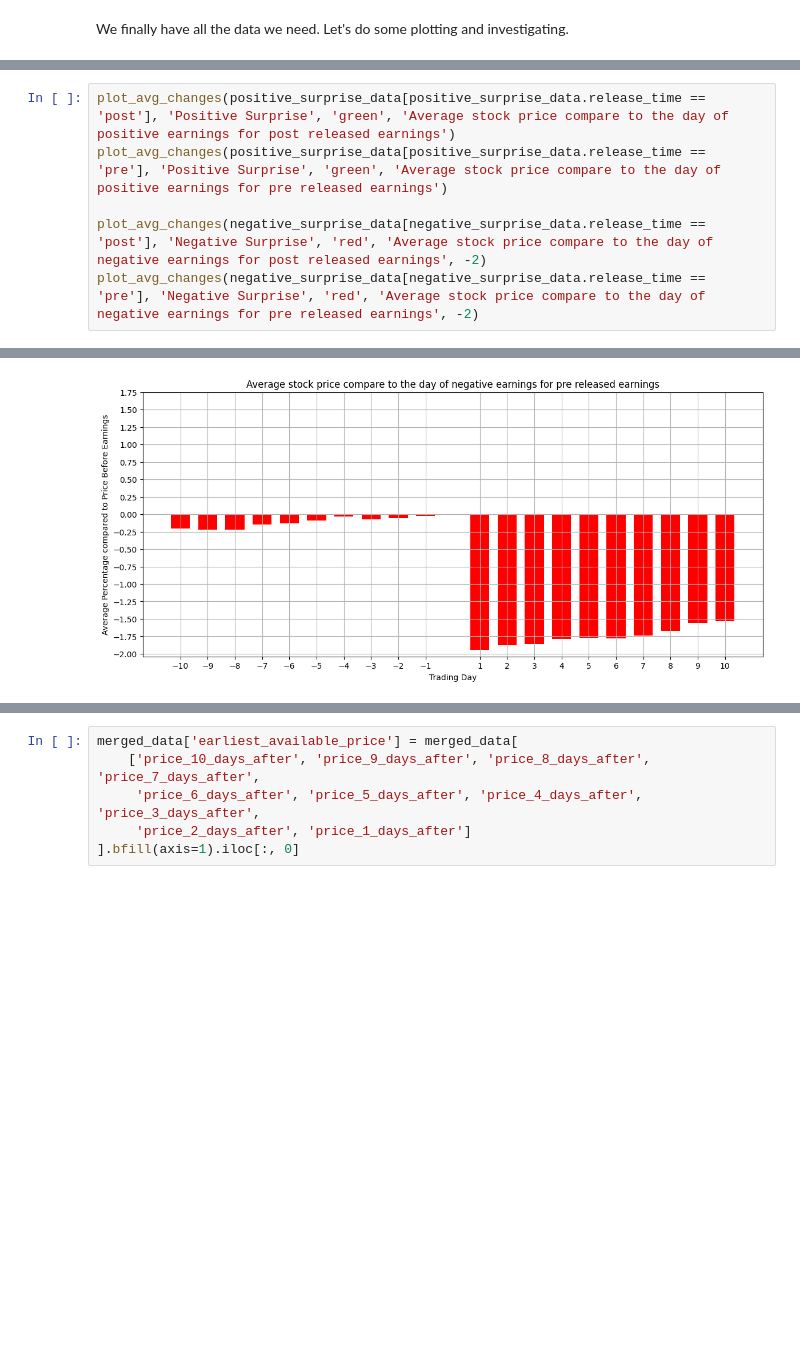
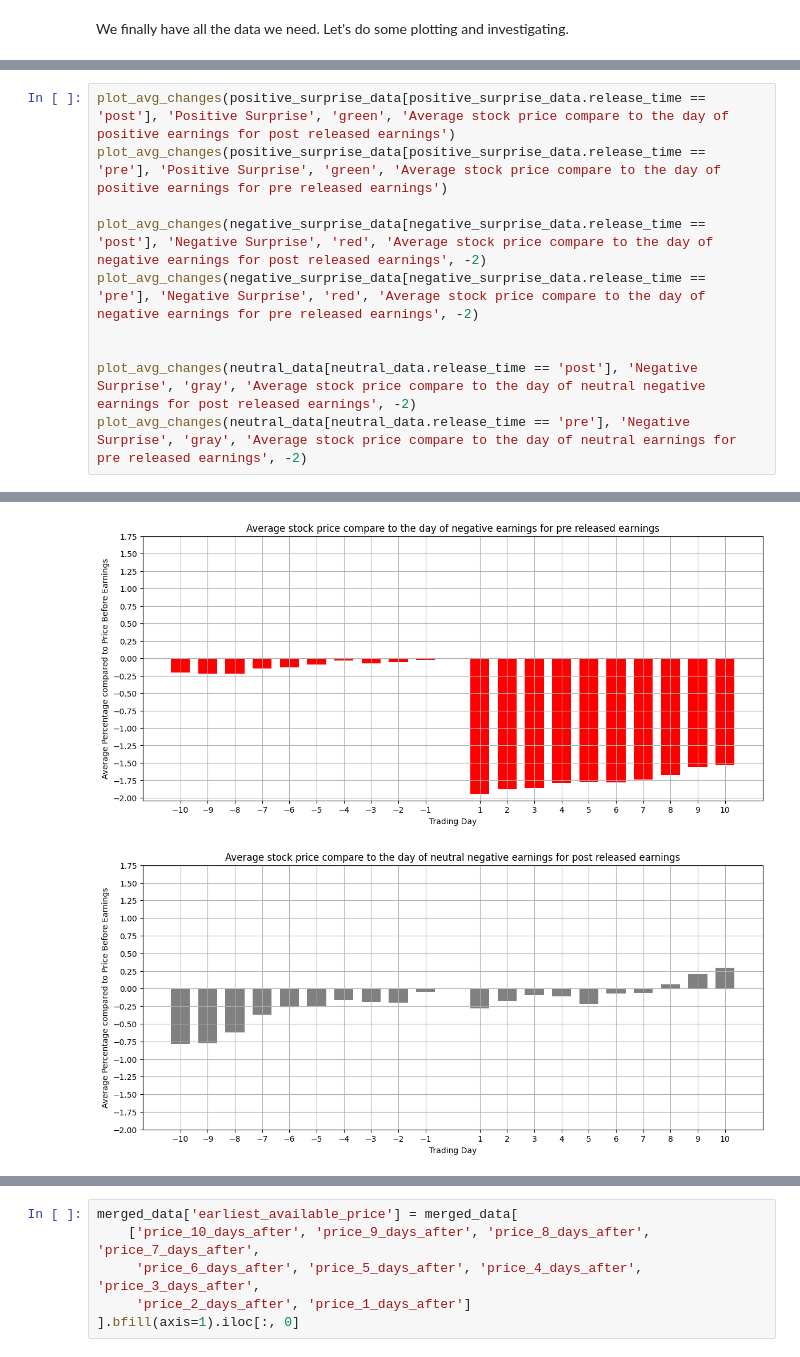
Before and after one commit to thunder913/Data-Science, a Jupyter notebook: stock_analysis.ipynb, the cells around one changed output, grey strips where cells are left out. Drawn from its saved outputs; the diff is of its cells as text; blank space fills up the shorter version.

```diff
--- a/stock_analysis.ipynb
+++ b/stock_analysis.ipynb
@@ -602,11 +599,16 @@ TODO write something about above
 # %%
 plot_avg_changes(positive_surprise_data[positive_surprise_data.release_time == 'post'], 'Positive Surprise', 'green', 'Average stock price compare to the day of positive earnings for post released earnings')
 plot_avg_changes(positive_surprise_data[positive_surprise_data.release_time == 'pre'], 'Positive Surprise', 'green', 'Average stock price compare to the day of positive earnings for pre released earnings')
 
 plot_avg_changes(negative_surprise_data[negative_surprise_data.release_time == 'post'], 'Negative Surprise', 'red', 'Average stock price compare to the day of negative earnings for post released earnings', -2)
 plot_avg_changes(negative_surprise_data[negative_surprise_data.release_time == 'pre'], 'Negative Surprise', 'red', 'Average stock price compare to the day of negative earnings for pre released earnings', -2)
+
+
+plot_avg_changes(neutral_data[neutral_data.release_time == 'post'], 'Negative Surprise', 'gray', 'Average stock price compare to the day of neutral negative earnings for post released earnings', -2)
+plot_avg_changes(neutral_data[neutral_data.release_time == 'pre'], 'Negative Surprise', 'gray', 'Average stock price compare to the day of neutral earnings for pre released earnings', -2)
 # %% [output]
 [figure]
 [figure]
 [figure]
 [figure]
+[figure, added]
```
Also changed, not shown: parts of 9 cells of this notebook.
